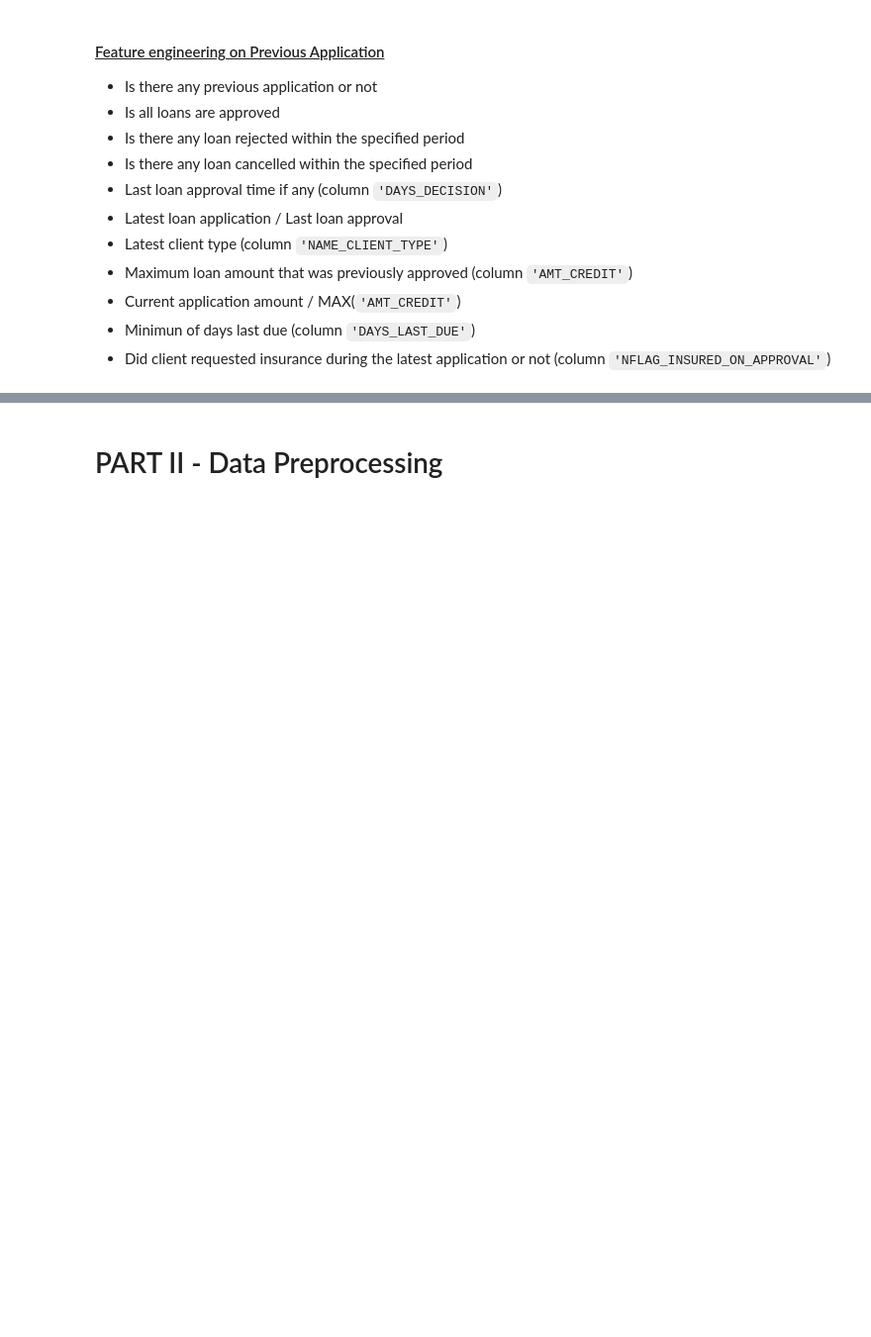
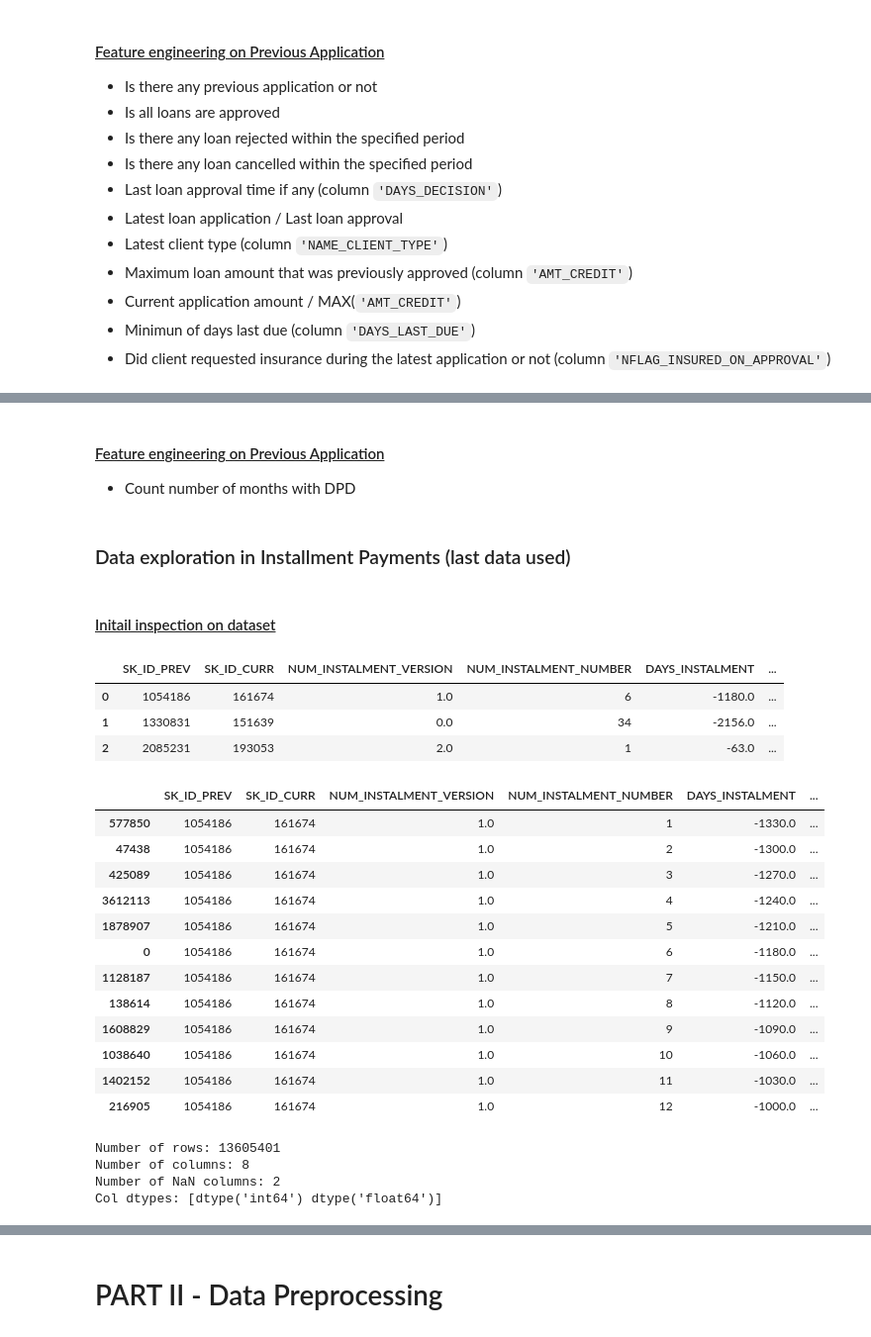
Before and after one commit to KunutBoon/interview-assignment, a Jupyter notebook: notebook/credit_default_risk.ipynb, the cells around one changed output, grey strips where cells are left out. Shown at 99% size. Drawn from its saved outputs; the diff is of its cells as text; code cells hidden in the pictures; blank space fills up the shorter version.

```diff
--- a/notebook/credit_default_risk.ipynb
+++ b/notebook/credit_default_risk.ipynb
@@ -814,0 +866,37 @@ Some numerical columns are not related to the problem
+# %% [markdown]
+#### <u>Feature engineering on Previous Application</u>
+- Count number of months with DPD
+# %% [markdown]
+### Data exploration in Installment Payments (last data used)
+# %% [markdown]
+#### <u>Initail inspection on dataset</u>
+# %%
+df_installment_payments.head(3)
+# %% [output]
+|  | SK_ID_PREV | SK_ID_CURR | NUM_INSTALMENT_VERSION | NUM_INSTALMENT_NUMBER | DAYS_INSTALMENT | ... |
+| 0 | 1054186 | 161674 | 1.0 | 6 | -1180.0 | ... |
+| 1 | 1330831 | 151639 | 0.0 | 34 | -2156.0 | ... |
+| 2 | 2085231 | 193053 | 2.0 | 1 | -63.0 | ... |
+# %%
+df_installment_payments.loc[df_installment_payments['SK_ID_PREV'].eq(1054186)].sort_values(by='NUM_INSTALMENT_NUMBER')
+# %% [output]
+|  | SK_ID_PREV | SK_ID_CURR | NUM_INSTALMENT_VERSION | NUM_INSTALMENT_NUMBER | DAYS_INSTALMENT | ... |
+| 577850 | 1054186 | 161674 | 1.0 | 1 | -1330.0 | ... |
+| 47438 | 1054186 | 161674 | 1.0 | 2 | -1300.0 | ... |
+| 425089 | 1054186 | 161674 | 1.0 | 3 | -1270.0 | ... |
+| 3612113 | 1054186 | 161674 | 1.0 | 4 | -1240.0 | ... |
+| 1878907 | 1054186 | 161674 | 1.0 | 5 | -1210.0 | ... |
+| 0 | 1054186 | 161674 | 1.0 | 6 | -1180.0 | ... |
+| 1128187 | 1054186 | 161674 | 1.0 | 7 | -1150.0 | ... |
+| 138614 | 1054186 | 161674 | 1.0 | 8 | -1120.0 | ... |
+| 1608829 | 1054186 | 161674 | 1.0 | 9 | -1090.0 | ... |
+| 1038640 | 1054186 | 161674 | 1.0 | 10 | -1060.0 | ... |
+| 1402152 | 1054186 | 161674 | 1.0 | 11 | -1030.0 | ... |
+| 216905 | 1054186 | 161674 | 1.0 | 12 | -1000.0 | ... |
+# %%
+explore_initial_data(df_installment_payments)
+# %% [output]
+Number of rows: 13605401
+Number of columns: 8
+Number of NaN columns: 2
+Col dtypes: [dtype('int64') dtype('float64')]
```
Also changed, not shown: parts of 22 cells of this notebook.
